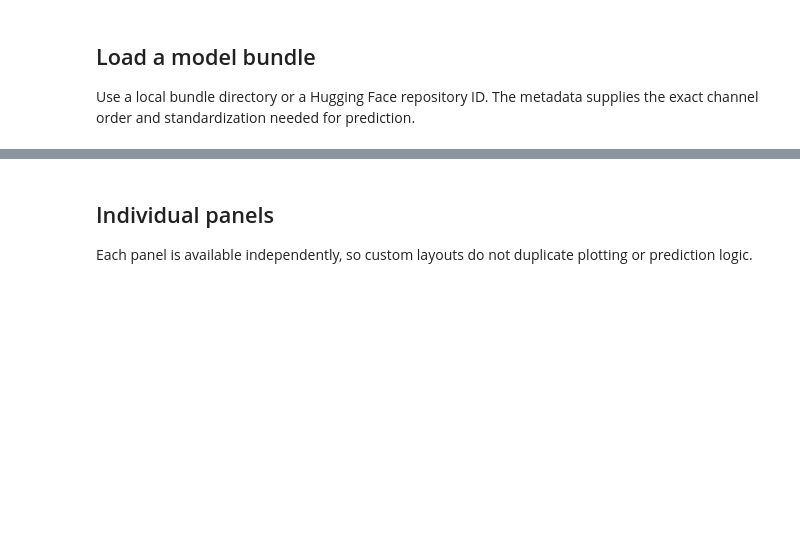
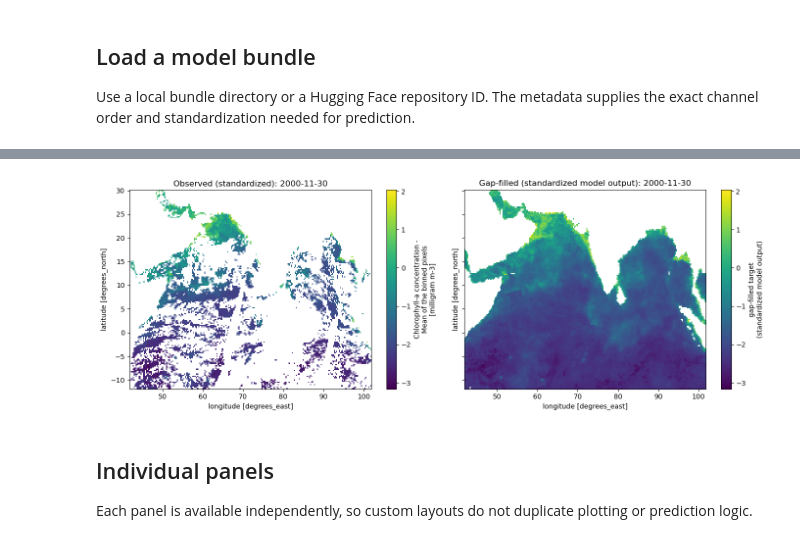
Before and after one commit to SAFS-Varanasi-Internship/mindthegap, a Jupyter notebook: book/3-U-Net_Viz.ipynb, the cells around one changed output, grey strips where cells are left out. Cells and saved outputs as stored; diff of their text form; code cells hidden in the pictures; blank space fills up the shorter version.

```diff
--- a/book/3-U-Net_Viz.ipynb
+++ b/book/3-U-Net_Viz.ipynb
@@ -107,3 +129,27 @@ Data variables:
+# %%
+date = "2000-11-30"
+
+gapfilled = mtg.gapfill_std(ds_std, model, metadata, time=date)
+prediction = gapfilled["gapfilled_target"].isel(time=0)
+observed = ds_std["observed_target"].sel(time=date)
+
+# mask land
+land = ds_std["land_flag"].sel(time=date)
+observed = observed.where(land == 0)
+prediction = prediction.where(land == 0)
+
+vmin = float(min(observed.min(), prediction.min()))
+vmax = float(max(observed.max(), prediction.max()))
+
+fig, axes = plt.subplots(1, 2, figsize=(14, 5), sharey=True)
+observed.plot(ax=axes[0], vmin=vmin, vmax=vmax)
+axes[0].set_title(f"Observed (standardized): {date}")
+prediction.plot(ax=axes[1], vmin=vmin, vmax=vmax)
+axes[1].set_title(f"Gap-filled (standardized model output): {date}")
+plt.tight_layout()
+plt.show()
+# %% [output]
+[figure, added]
 # %% [markdown]
 ## Individual panels
 
```
Also changed, not shown: parts of 10 cells of this notebook, 9 other files.
